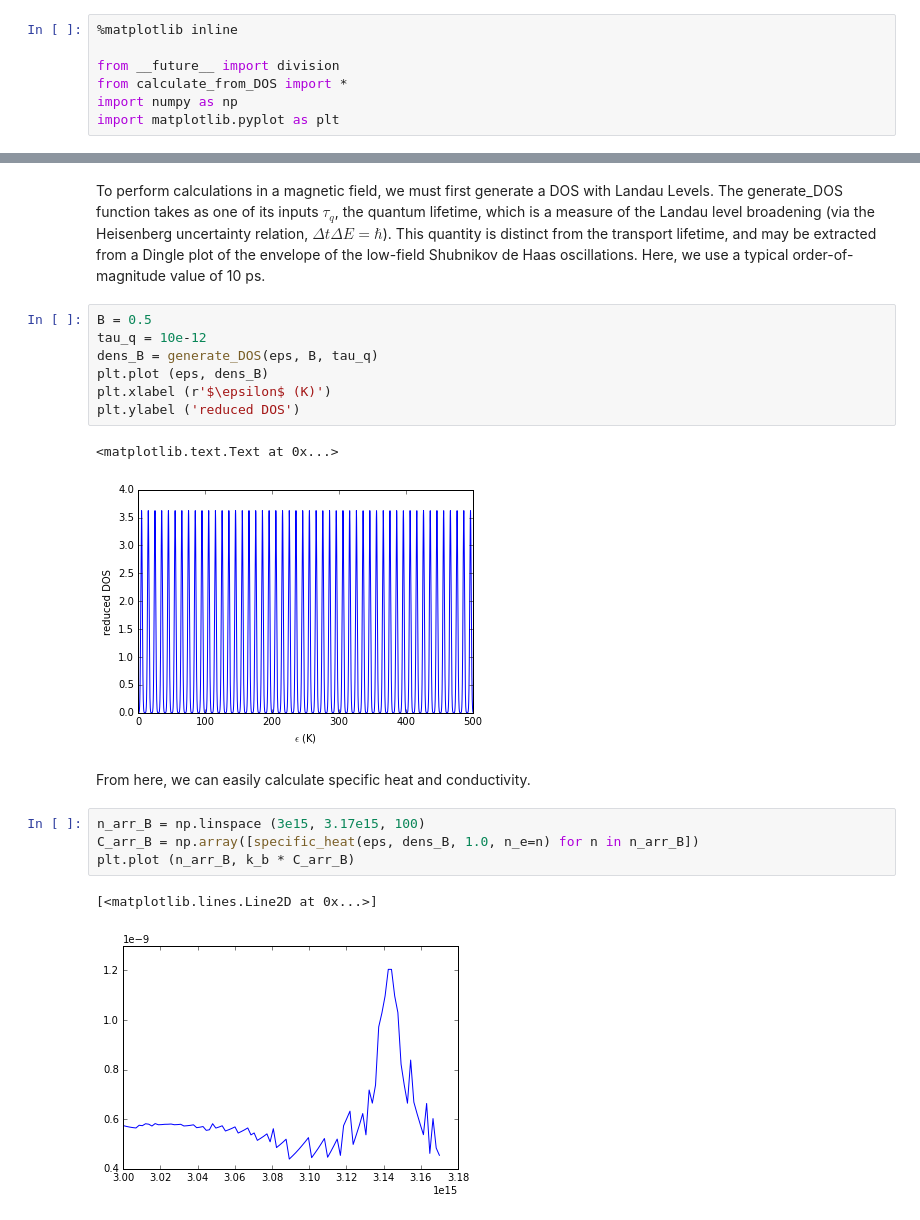
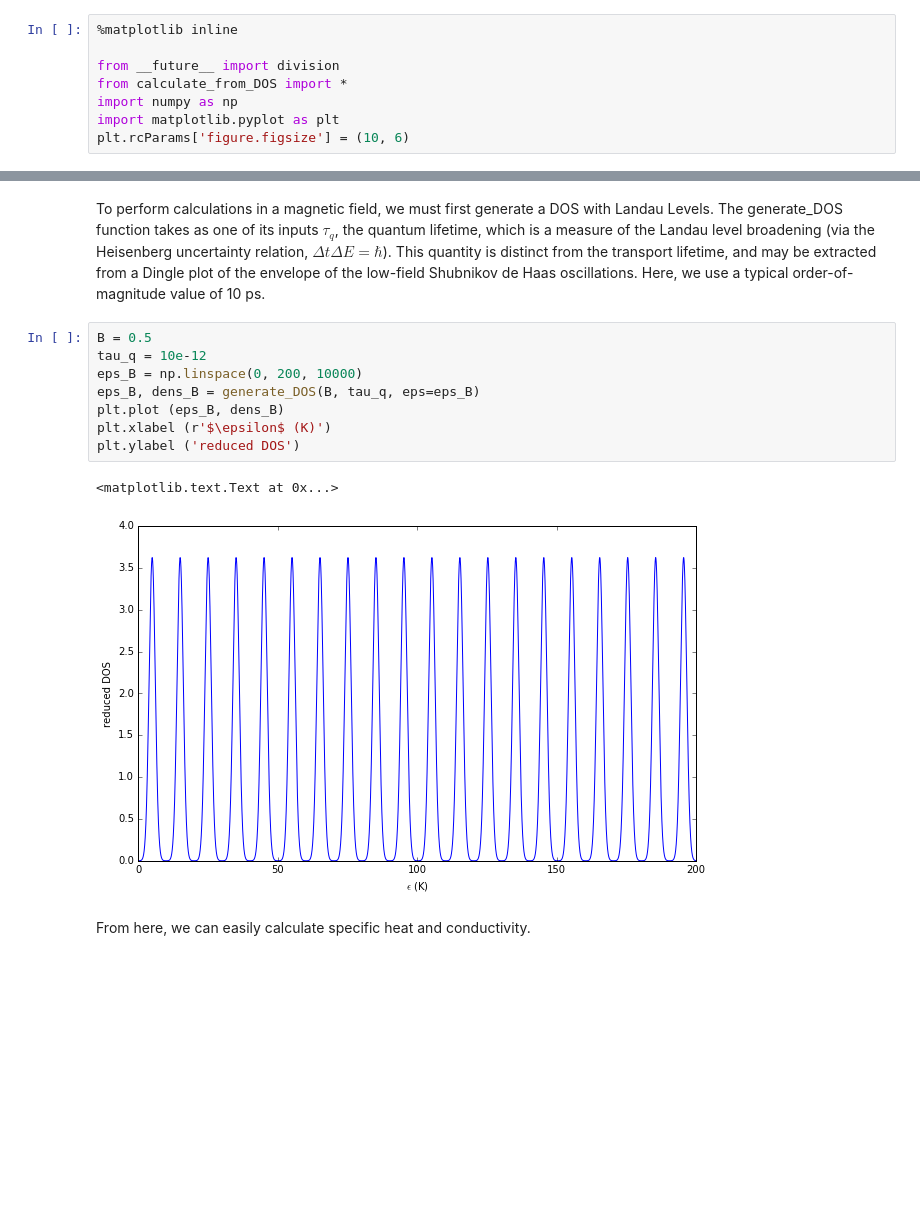
Before and after one commit to ben741/non-interacting-2DEG, a Jupyter notebook: demo.ipynb, the cells around one changed output, grey strips where cells are left out. Saved outputs shown, nothing was run; the diff lists cells and outputs as text; blank space fills up the shorter version.

```diff
--- a/demo.ipynb
+++ b/demo.ipynb
@@ -10,6 +10,7 @@ from __future__ import division
 from calculate_from_DOS import *
 import numpy as np
 import matplotlib.pyplot as plt
+plt.rcParams['figure.figsize'] = (10, 6)
 # %% [markdown]
 ## Preamble and basic values
 
@@ -109,20 +110,14 @@ To perform calculations in a magnetic field, we must first generate a DOS with L
 # %%
 B = 0.5
 tau_q = 10e-12
-dens_B = generate_DOS(eps, B, tau_q)
-plt.plot (eps, dens_B)
+eps_B = np.linspace(0, 200, 10000)
+eps_B, dens_B = generate_DOS(B, tau_q, eps=eps_B)
+plt.plot (eps_B, dens_B)
 plt.xlabel (r'$\epsilon$ (K)')
 plt.ylabel ('reduced DOS')
 # %% [output]
 <matplotlib.text.Text at 0x...>
-[figure, old version]
+[figure, new version]
 # %% [markdown]
 From here, we can easily calculate specific heat and conductivity.
-# %%
-n_arr_B = np.linspace (3e15, 3.17e15, 100)
-C_arr_B = np.array([specific_heat(eps, dens_B, 1.0, n_e=n) for n in n_arr_B])
-plt.plot (n_arr_B, k_b * C_arr_B)
-# %% [output]
-[<matplotlib.lines.Line2D at 0x...>]
-[figure, removed]
 # %%
```
Also changed, not shown: parts of 13 cells of this notebook, 1 other file.
